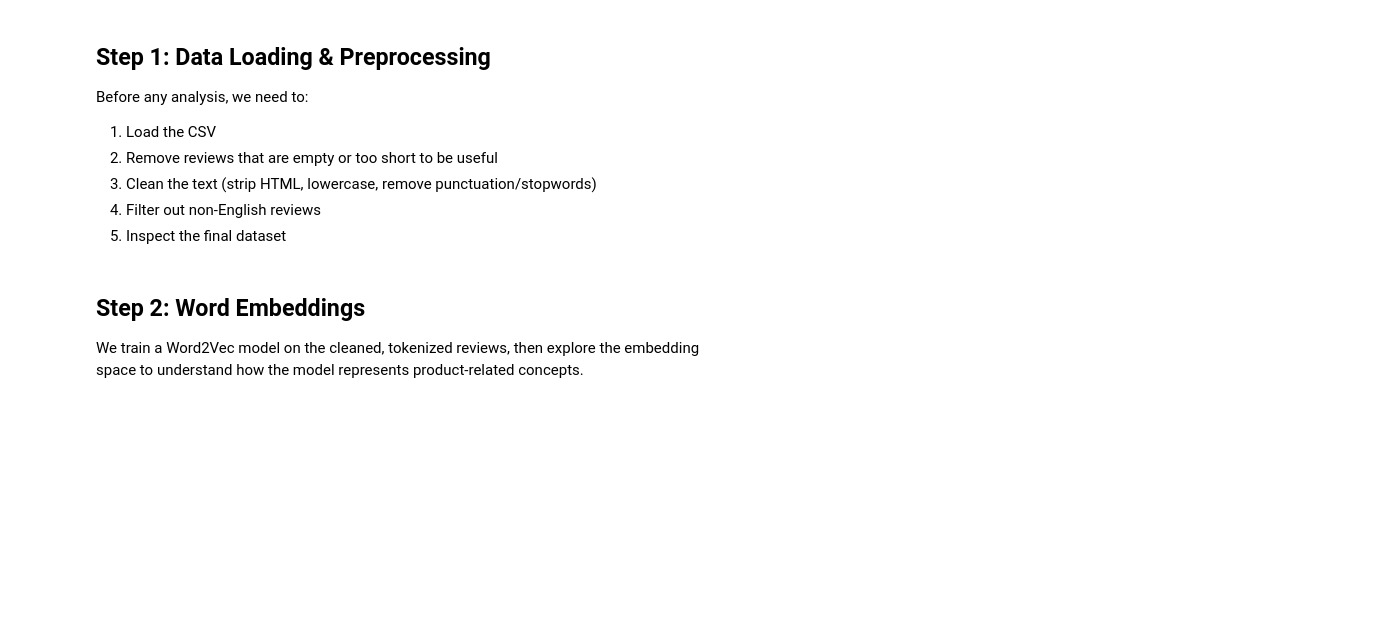
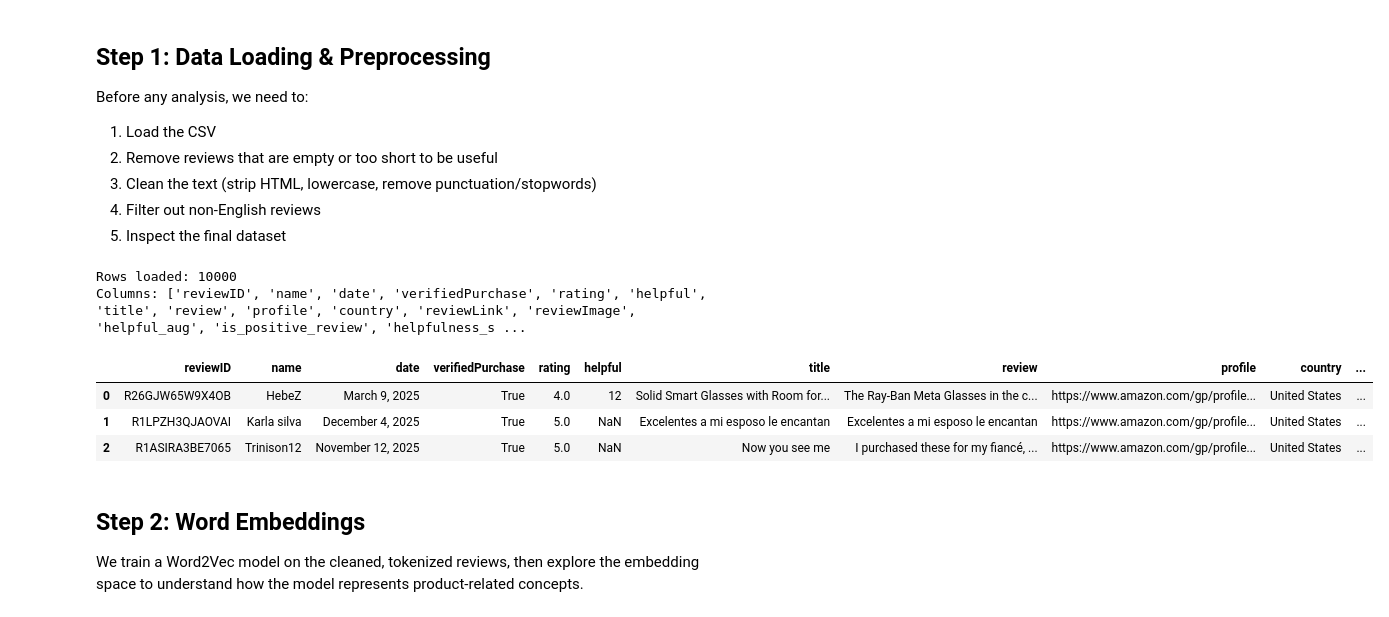
Before and after one commit to maggietsou05/Amazon-Review-NLP, a Jupyter notebook: assignment1.ipynb, the cells around one changed output. Saved outputs shown, nothing was run; the diff lists cells and outputs as text; code cells hidden in the pictures; blank space fills up the shorter version.

```diff
--- a/assignment1.ipynb
+++ b/assignment1.ipynb
@@ -19,24 +19,30 @@ Before any analysis, we need to:
 # %%
 import pandas as pd
 import re
 import nltk
 
 # Download NLTK resources we need for tokenisation and stopwords
 nltk.download('stopwords', quiet=True)
 nltk.download('punkt', quiet=True)
 nltk.download('punkt_tab', quiet=True)
 
 from nltk.corpus import stopwords
 from nltk.tokenize import word_tokenize
 
 # ── Load data ──────────────────────────────────────────────────────────────────
-# On Google Colab: change this path to '/content/Meta-Glasses-Reviews.csv'
-# after uploading the file.
-df = pd.read_csv('data/Meta-Glasses-Reviews.csv')
+# df = pd.read_csv('data/Meta-Glasses-Reviews.csv')
+df = pd.read_csv('/content/Meta-Glasses-Reviews.csv')
 
 print(f'Rows loaded: {len(df)}')
 print(f'Columns: {list(df.columns)}')
 df.head(3)
+# %% [output]
+Rows loaded: 10000
+Columns: ['reviewID', 'name', 'date', 'verifiedPurchase', 'rating', 'helpful', 'title', 'review', 'profile', 'country', 'reviewLink', 'reviewImage', 'helpful_aug', 'is_positive_review', 'helpfulness_s ...
+|  | reviewID | name | date | verifiedPurchase | rating | helpful | title | review | profile | country | ... |
+| 0 | R26GJW65W9X4OB | HebeZ | March 9, 2025 | True | 4.0 | 12 | Solid Smart Glasses with Room for... | The Ray-Ban Meta Glasses in the c... | https://www.amazon.com/gp/profile... | United States | ... |
+| 1 | R1LPZH3QJAOVAI | Karla silva | December 4, 2025 | True | 5.0 | NaN | Excelentes a mi esposo le encantan | Excelentes a mi esposo le encantan | https://www.amazon.com/gp/profile... | United States | ... |
+| 2 | R1ASIRA3BE7065 | Trinison12 | November 12, 2025 | True | 5.0 | NaN | Now you see me | I purchased these for my fiancé, ... | https://www.amazon.com/gp/profile... | United States | ... |
 # %%
 # ── Quick look at the DV (rating) ─────────────────────────────────────────────
 print('Rating distribution:')
```
